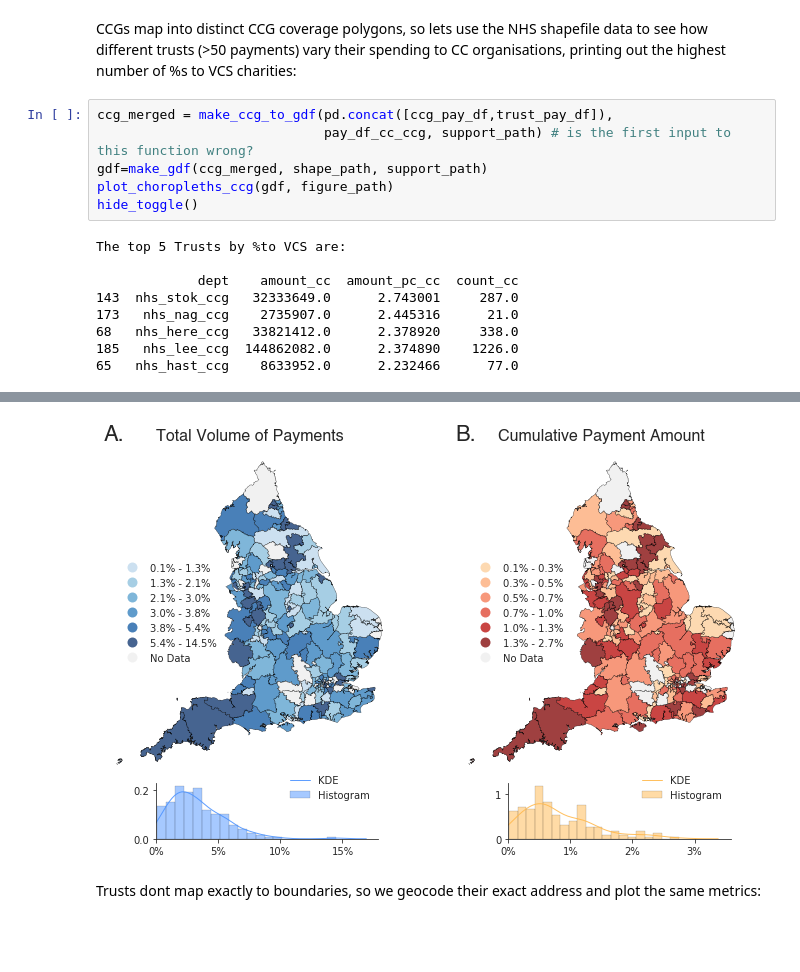
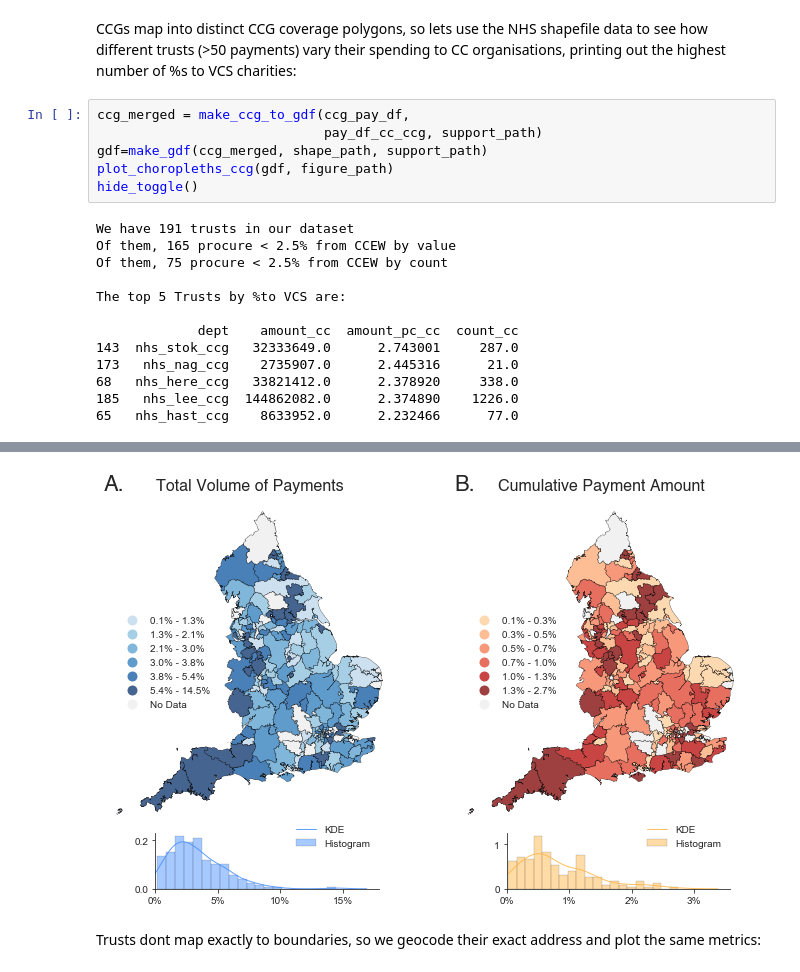
Before and after one commit to crahal/NHSSpend, a Jupyter notebook: src/analysis/charity_analysis_notebook.ipynb, the cells around one changed output, grey strips where cells are left out. Cells and saved outputs as stored; diff of their text form; blank space fills up the shorter version.

```diff
--- a/src/analysis/charity_analysis_notebook.ipynb
+++ b/src/analysis/charity_analysis_notebook.ipynb
@@ -706,22 +734,26 @@ hide_toggle()
 # %% [markdown]
 CCGs map into distinct CCG coverage polygons, so lets use the NHS shapefile data to see how different trusts (>50 payments) vary their spending to CC organisations, printing out the highest number of %s to VCS charities:
 # %%
-ccg_merged = make_ccg_to_gdf(pd.concat([ccg_pay_df,trust_pay_df]),
-                             pay_df_cc_ccg, support_path) # is the first input to this function wrong?
+ccg_merged = make_ccg_to_gdf(ccg_pay_df,
+                             pay_df_cc_ccg, support_path)
 gdf=make_gdf(ccg_merged, shape_path, support_path)
 plot_choropleths_ccg(gdf, figure_path)
 hide_toggle()
 # %% [output]
+We have 191 trusts in our dataset
+Of them, 165 procure < 2.5% from CCEW by value
+Of them, 75 procure < 2.5% from CCEW by count
+
 The top 5 Trusts by %to VCS are:
 
              dept    amount_cc  amount_pc_cc  count_cc
 143  nhs_stok_ccg   32333649.0      2.743001     287.0
 173   nhs_nag_ccg    2735907.0      2.445316      21.0
 68   nhs_here_ccg   33821412.0      2.378920     338.0
 185   nhs_lee_ccg  144862082.0      2.374890    1226.0
 65   nhs_hast_ccg    8633952.0      2.232466      77.0
 [interactive output not drawn]
-[figure, old version]
+[figure, new version]
 # %% [markdown]
 Trusts dont map exactly to boundaries, so we geocode their exact address and plot the same metrics:
 # %%
```
Also changed, not shown: parts of 22 cells of this notebook.
